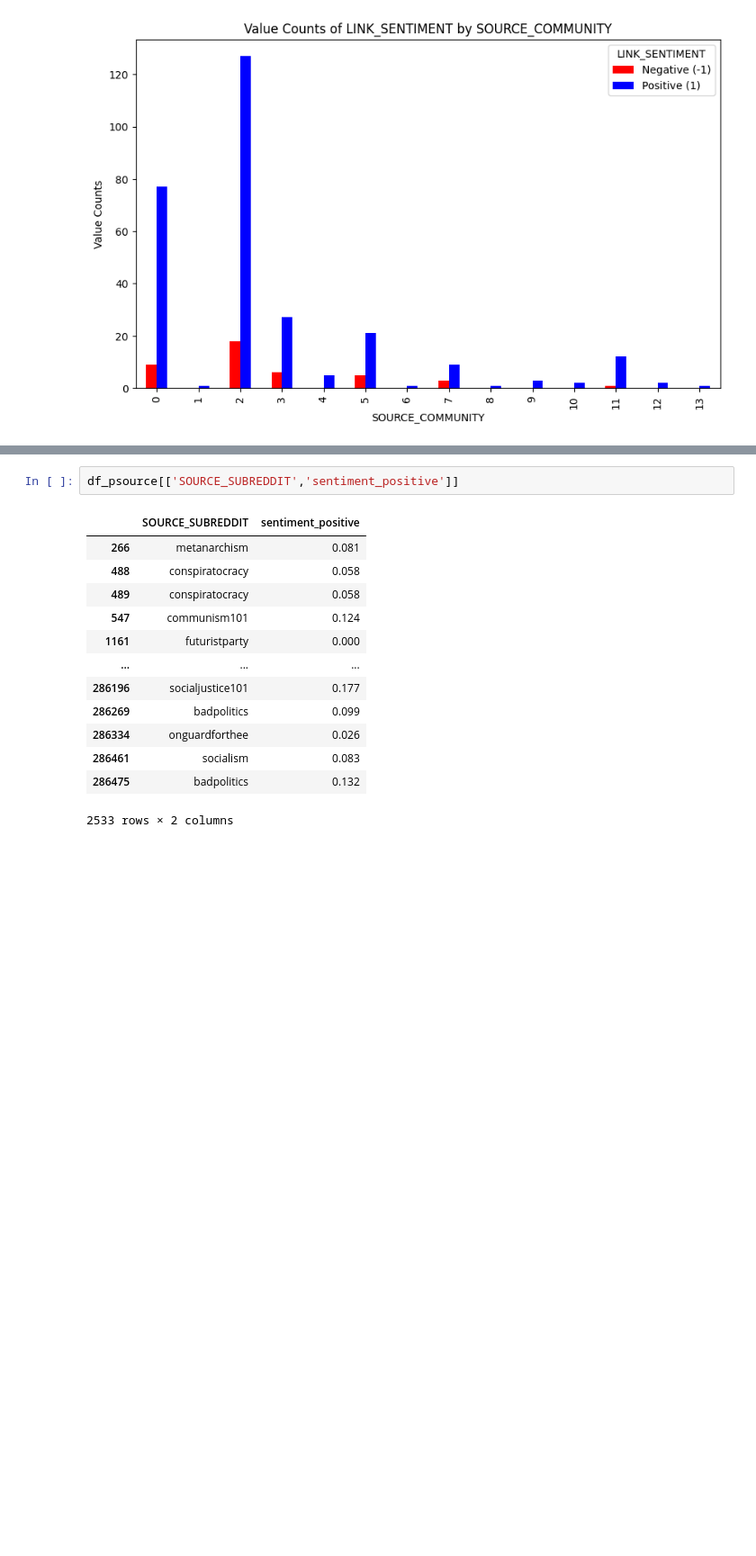
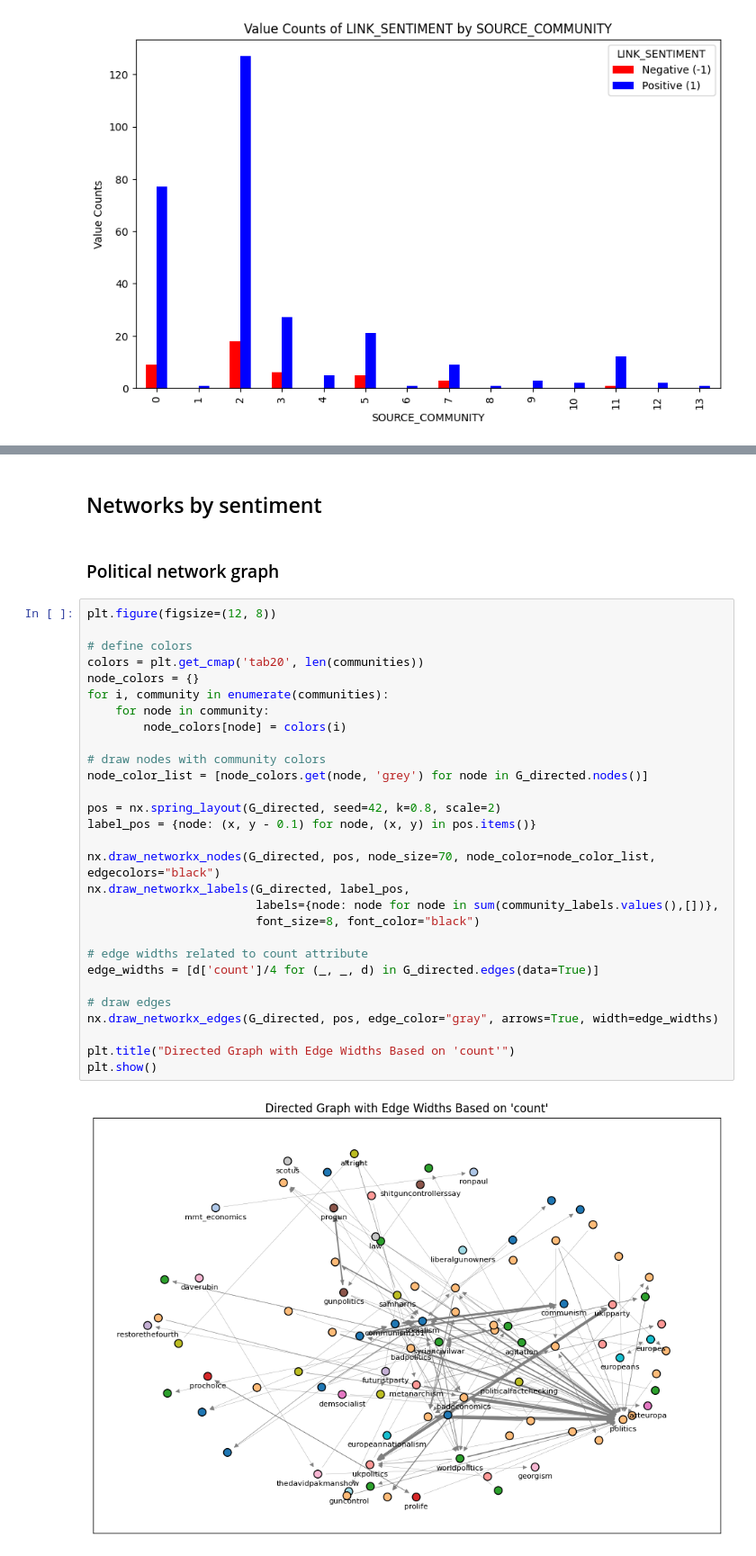
Before and after one commit to kehunter/stat236-subreddit-clustering, a Jupyter notebook: sentiment.ipynb, the cells around one changed output, grey strips where cells are left out. Shown at 90% size. Cells and saved outputs as stored; diff of their text form; blank space fills up the shorter version.

```diff
--- a/sentiment.ipynb
+++ b/sentiment.ipynb
@@ -335,16 +222,35 @@ COMMUNITY        POSITIVITY      NEGATIVITY
-# %%
-df_psource[['SOURCE_SUBREDDIT','sentiment_positive']]
-# %% [output]
-|  | SOURCE_SUBREDDIT | sentiment_positive |
-| 266 | metanarchism | 0.081 |
-| 488 | conspiratocracy | 0.058 |
-| 489 | conspiratocracy | 0.058 |
-| 547 | communism101 | 0.124 |
-| 1161 | futuristparty | 0.000 |
-| ... | ... | ... |
-| 286196 | socialjustice101 | 0.177 |
-| 286269 | badpolitics | 0.099 |
-| 286334 | onguardforthee | 0.026 |
-| 286461 | socialism | 0.083 |
-| 286475 | badpolitics | 0.132 |
-2533 rows × 2 columns
+# %% [markdown]
+## Networks by sentiment
+# %% [markdown]
+### Political network graph
+# %%
+plt.figure(figsize=(12, 8))
+
+# define colors
+colors = plt.get_cmap('tab20', len(communities))
+node_colors = {}
+for i, community in enumerate(communities):
+    for node in community:
+        node_colors[node] = colors(i)
+
+# draw nodes with community colors
+node_color_list = [node_colors.get(node, 'grey') for node in G_directed.nodes()]
+
+pos = nx.spring_layout(G_directed, seed=42, k=0.8, scale=2)
+label_pos = {node: (x, y - 0.1) for node, (x, y) in pos.items()}
+
+nx.draw_networkx_nodes(G_directed, pos, node_size=70, node_color=node_color_list, edgecolors="black")
+nx.draw_networkx_labels(G_directed, label_pos,
+                        labels={node: node for node in sum(community_labels.values(),[])},
+                        font_size=8, font_color="black")
+
+# edge widths related to count attribute
+edge_widths = [d['count']/4 for (_, _, d) in G_directed.edges(data=True)]
+
+# draw edges
+nx.draw_networkx_edges(G_directed, pos, edge_color="gray", arrows=True, width=edge_widths)
+
+plt.title("Directed Graph with Edge Widths Based on 'count'")
+plt.show()
+# %% [output]
+[figure, added]
```
Also changed, not shown: parts of 23 cells of this notebook.
